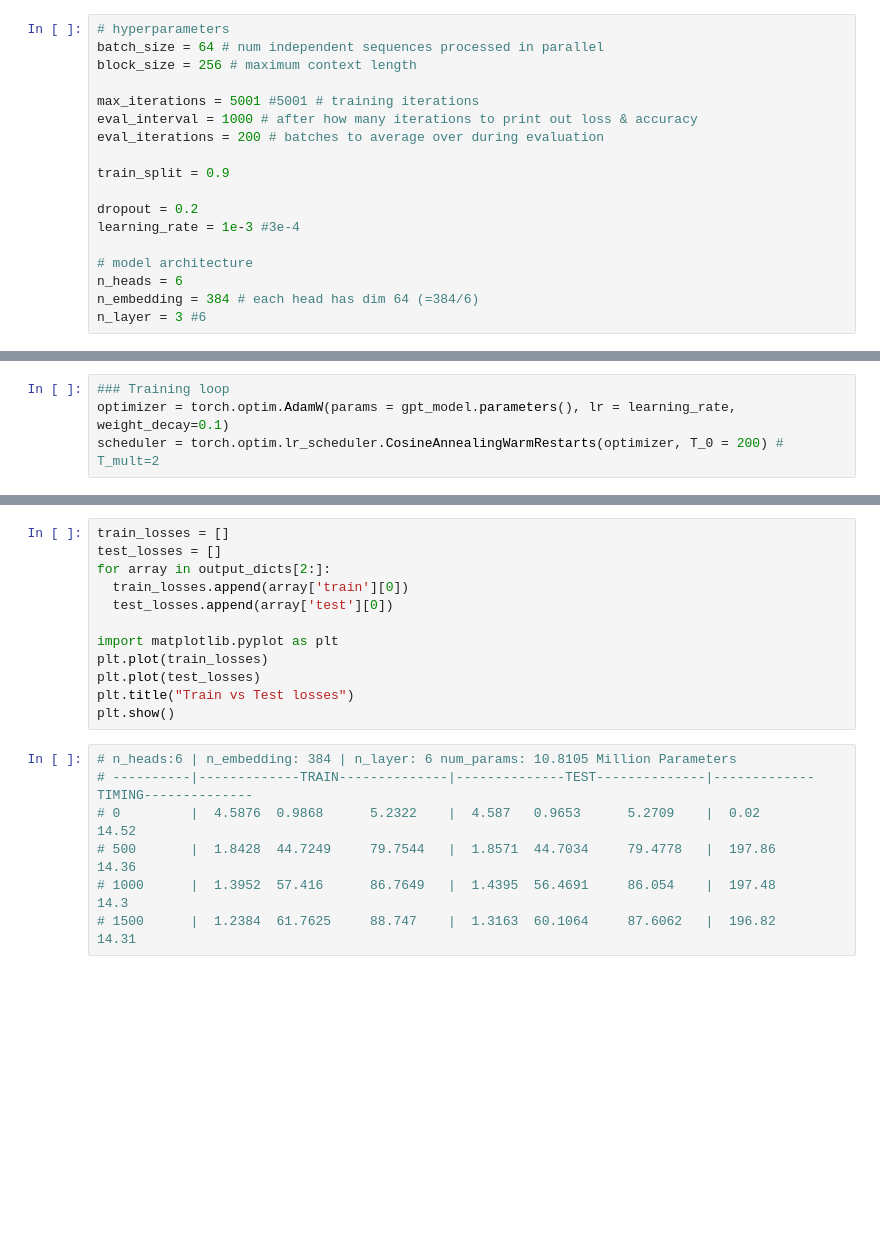
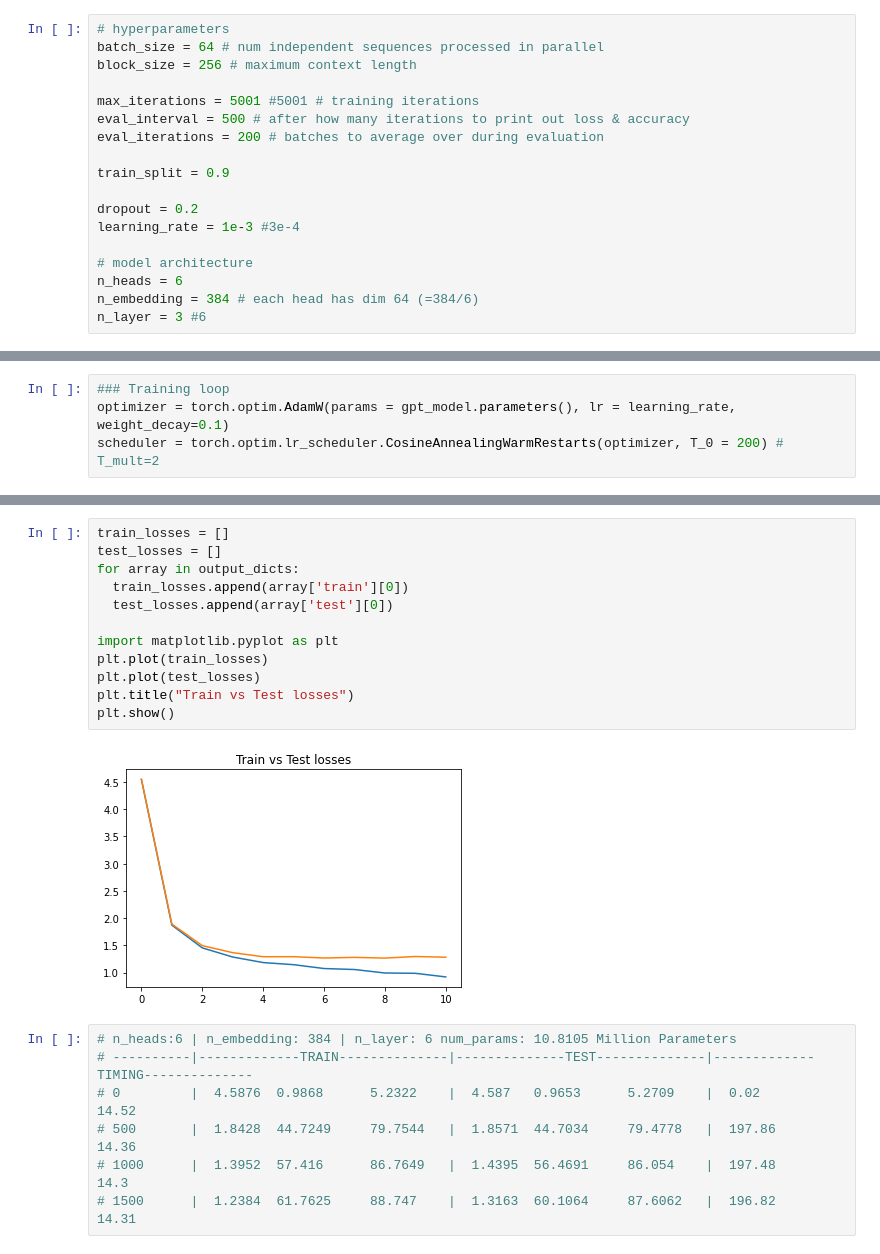
Before and after one commit to Molten-Ice/Deep-Learning, a Jupyter notebook: gpt_parallelized.ipynb, the cells around one changed output, grey strips where cells are left out. Cells and saved outputs as stored; diff of their text form; blank space fills up the shorter version.

```diff
--- a/gpt_parallelized.ipynb
+++ b/gpt_parallelized.ipynb
@@ -42,7 +42,7 @@ batch_size = 64 # num independent sequences processed in parallel
 block_size = 256 # maximum context length
 
 max_iterations = 5001 #5001 # training iterations
-eval_interval = 1000 # after how many iterations to print out loss & accuracy
+eval_interval = 500 # after how many iterations to print out loss & accuracy
 eval_iterations = 200 # batches to average over during evaluation
 
 train_split = 0.9
@@ -515,15 +574,17 @@ iteration |  loss    top@1(%)    top@5(%)  |  loss    top@1(%)    top@5(%)  |  t
 # %%
 train_losses = []
 test_losses = []
-for array in output_dicts[2:]:
+for array in output_dicts:
   train_losses.append(array['train'][0])
   test_losses.append(array['test'][0])
 
 import matplotlib.pyplot as plt
 plt.plot(train_losses)
 plt.plot(test_losses)
 plt.title("Train vs Test losses")
 plt.show()
+# %% [output]
+[figure, added]
 # %%
 # n_heads:6 | n_embedding: 384 | n_layer: 6 num_params: 10.8105 Million Parameters
 # ----------|-------------TRAIN--------------|--------------TEST--------------|-------------TIMING--------------
```
Also changed, not shown: parts of 18 cells of this notebook.
